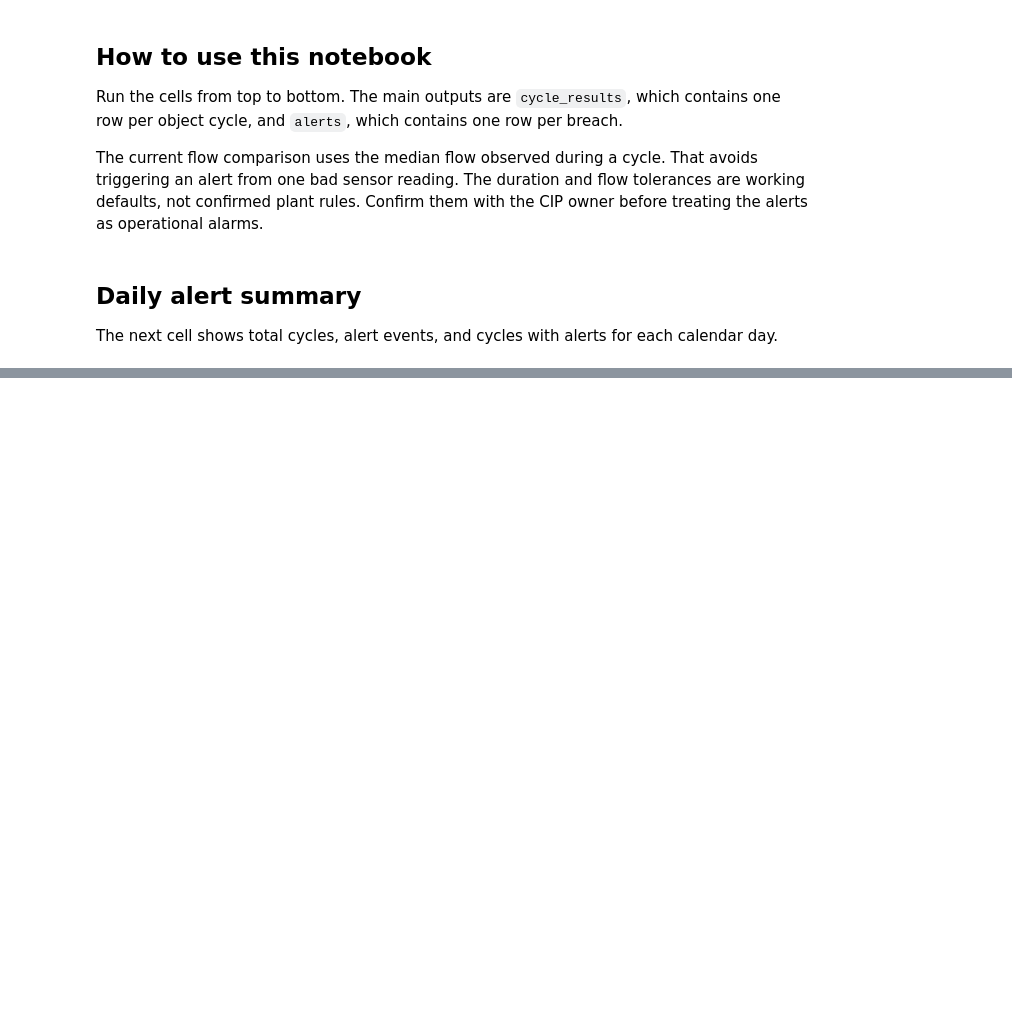
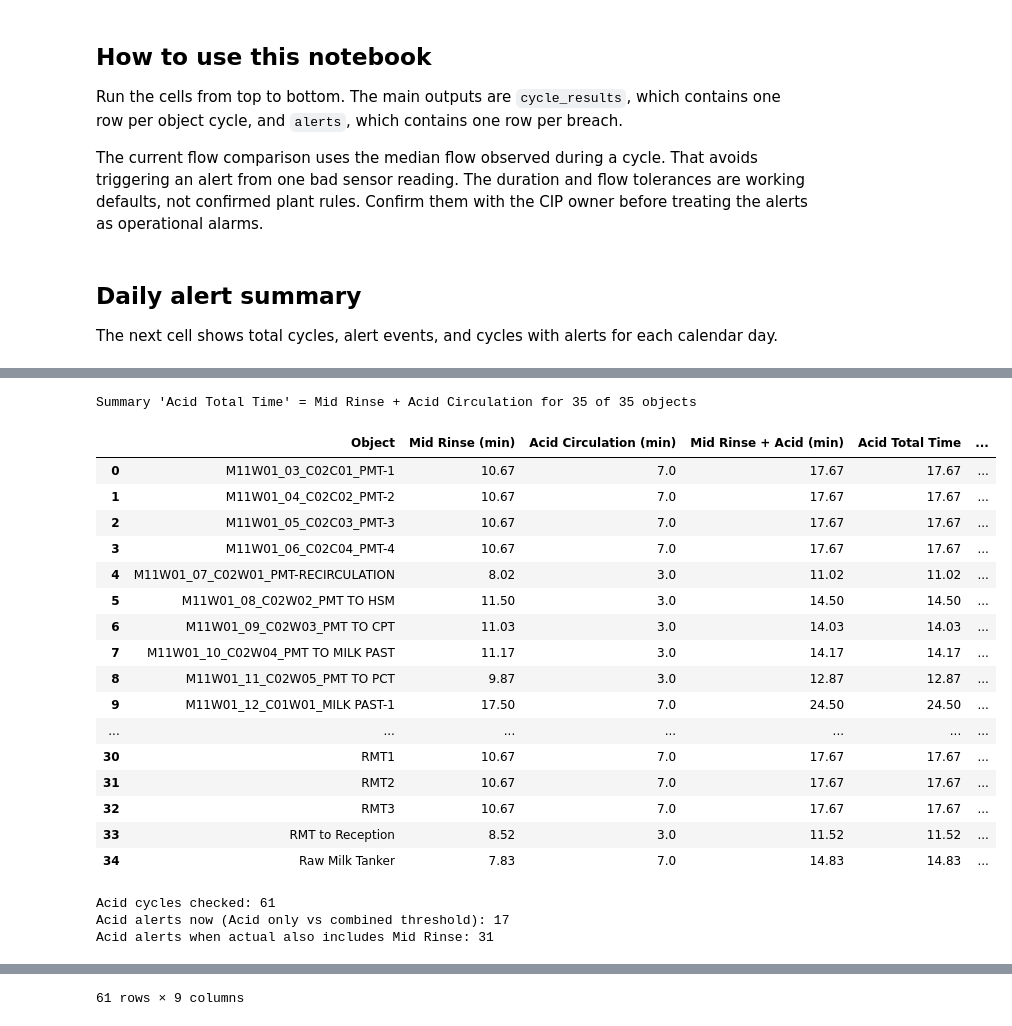
Before and after one commit to snigdh-encytics-rf/CIP_alert, a Jupyter notebook: denon_cip_alerting.ipynb, the cells around one changed output, grey strips where cells are left out. Cells and saved outputs as stored; diff of their text form; code cells hidden in the pictures; blank space fills up the shorter version.

```diff
--- a/denon_cip_alerting.ipynb
+++ b/denon_cip_alerting.ipynb
@@ -340,0 +345,56 @@ alerts_per_day.sort_values('Alert Date')
+# %%
+# Diagnostic: what 'Acid Total Time' in the Summary sheet is made of,
+# and what the notebook compares it against.
+mid_rinse_seconds = [
+    'Mid Rinse Fill to Tank (Sec)',
+    'Mid Rinse Fill Circuit (Sec)',
+    'Mid Rinse Front Mix Zone (Sec)',
+    'Mid rinse Circulation (sec)',
+]
+
+acid_check = summary[['Object', 'Acid Total Time']].merge(
+    process[['Object', *mid_rinse_seconds, 'Acid Circulation']], on='Object', how='left')
+acid_check['Mid Rinse (min)'] = acid_check[mid_rinse_seconds].sum(axis=1) / 60
+acid_check['Acid Circulation (min)'] = acid_check['Acid Circulation'] / 60
+acid_check['Mid Rinse + Acid (min)'] = acid_check['Mid Rinse (min)'] + acid_check['Acid Circulation (min)']
+acid_check['Matches Summary'] = np.isclose(acid_check['Mid Rinse + Acid (min)'], acid_check['Acid Total Time'])
+
+print(f"Summary 'Acid Total Time' = Mid Rinse + Acid Circulation for "
+      f"{acid_check['Matches Summary'].sum()} of {len(acid_check)} objects")
+display(acid_check[['Object', 'Mid Rinse (min)', 'Acid Circulation (min)',
+                    'Mid Rinse + Acid (min)', 'Acid Total Time', 'Matches Summary']].round(2))
+
+# The notebook compares that combined threshold against the log's 'Acid' activity only.
+acid_cycles = cycle_results[cycle_results['Acid'].notna() & cycle_results['Acid Threshold (min)'].notna()].copy()
+acid_cycles['Mid Rinse + Acid Actual (min)'] = acid_cycles[['Mid Rinse', 'Acid']].sum(axis=1)
+acid_cycles['Breach (Mid Rinse + Acid)'] = (
+    acid_cycles['Mid Rinse + Acid Actual (min)'] > acid_cycles['Acid Threshold (min)'] * (1 + DURATION_TOLERANCE))
+
+print(f"Acid cycles checked: {len(acid_cycles)}")
+print(f"Acid alerts now (Acid only vs combined threshold): {acid_cycles['Acid Breach'].sum()}")
+print(f"Acid alerts when actual also includes Mid Rinse: {acid_cycles['Breach (Mid Rinse + Acid)'].sum()}")
+acid_cycles[['Object', 'Cycle Number', 'Cycle Start', 'Mid Rinse', 'Acid',
+             'Mid Rinse + Acid Actual (min)', 'Acid Threshold (min)',
+             'Acid Breach', 'Breach (Mid Rinse + Acid)']].round(2)
+# %% [output]
+Summary 'Acid Total Time' = Mid Rinse + Acid Circulation for 35 of 35 objects
+|  | Object | Mid Rinse (min) | Acid Circulation (min) | Mid Rinse + Acid (min) | Acid Total Time | ... |
+| 0 | M11W01_03_C02C01_PMT-1 | 10.67 | 7.0 | 17.67 | 17.67 | ... |
+| 1 | M11W01_04_C02C02_PMT-2 | 10.67 | 7.0 | 17.67 | 17.67 | ... |
+| 2 | M11W01_05_C02C03_PMT-3 | 10.67 | 7.0 | 17.67 | 17.67 | ... |
+| 3 | M11W01_06_C02C04_PMT-4 | 10.67 | 7.0 | 17.67 | 17.67 | ... |
+| 4 | M11W01_07_C02W01_PMT-RECIRCULATION | 8.02 | 3.0 | 11.02 | 11.02 | ... |
+| 5 | M11W01_08_C02W02_PMT TO HSM | 11.50 | 3.0 | 14.50 | 14.50 | ... |
+| 6 | M11W01_09_C02W03_PMT TO CPT | 11.03 | 3.0 | 14.03 | 14.03 | ... |
+| 7 | M11W01_10_C02W04_PMT TO MILK PAST | 11.17 | 3.0 | 14.17 | 14.17 | ... |
+| 8 | M11W01_11_C02W05_PMT TO PCT | 9.87 | 3.0 | 12.87 | 12.87 | ... |
+| 9 | M11W01_12_C01W01_MILK PAST-1 | 17.50 | 7.0 | 24.50 | 24.50 | ... |
+| ... | ... | ... | ... | ... | ... | ... |
+| 30 | RMT1 | 10.67 | 7.0 | 17.67 | 17.67 | ... |
+| 31 | RMT2 | 10.67 | 7.0 | 17.67 | 17.67 | ... |
+| 32 | RMT3 | 10.67 | 7.0 | 17.67 | 17.67 | ... |
+| 33 | RMT to Reception | 8.52 | 3.0 | 11.52 | 11.52 | ... |
+| 34 | Raw Milk Tanker | 7.83 | 7.0 | 14.83 | 14.83 | ... |
+Acid cycles checked: 61
+Acid alerts now (Acid only vs combined threshold): 17
+Acid alerts when actual also includes Mid Rinse: 31
@@ -340,0 +413 @@ alerts_per_day.sort_values('Alert Date')
+61 rows × 9 columns
```
Also changed, not shown: parts of 12 cells of this notebook, 1 other file.
